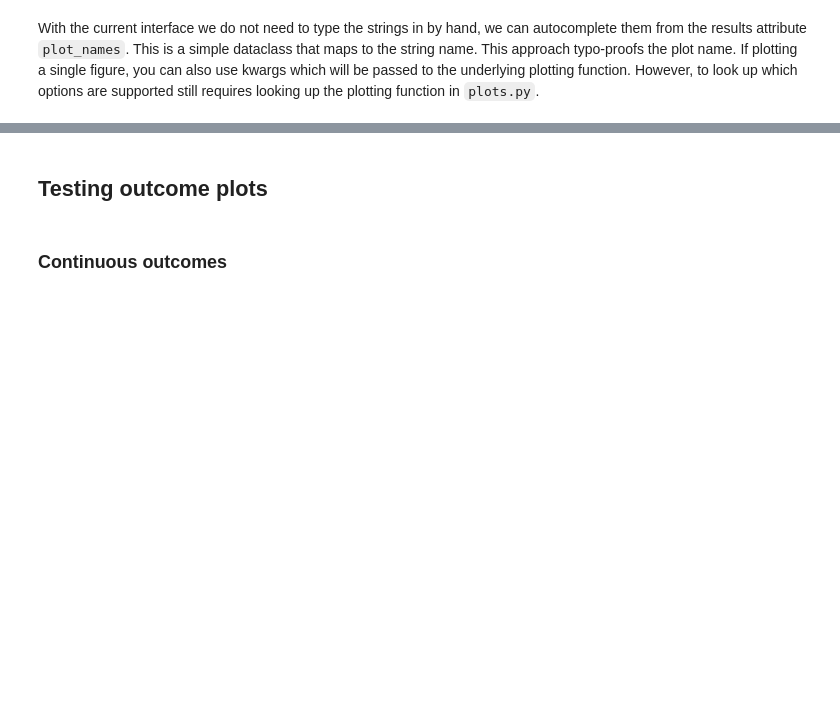
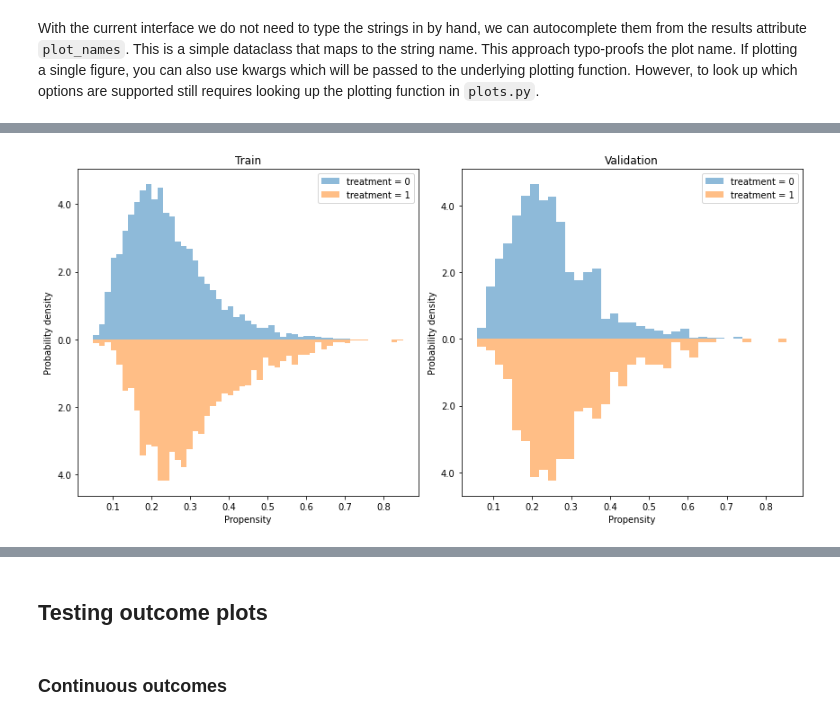
Before and after one commit to BiomedSciAI/causallib, a Jupyter notebook: examples/test_plots.ipynb, the cells around one changed output, grey strips where cells are left out. Saved outputs shown, nothing was run; the diff lists cells and outputs as text; code cells hidden in the pictures; blank space fills up the shorter version.

```diff
--- a/examples/test_plots.ipynb
+++ b/examples/test_plots.ipynb
@@ -65,0 +66,9 @@ plt.tight_layout();
+# %%
+fig, [a0, a1] = plt.subplots(1, 2, figsize=(12, 6))
+reflected = results.plot_weight_distribution(reflect=True, ax=a0)
+not_reflected = results.plot_weight_distribution(reflect=True, phase="valid", ax=a1)
+a0.set_title("Train")
+a1.set_title("Validation")
+plt.tight_layout();
+# %% [output]
+[figure, added]
```
Also changed, not shown: parts of 11 cells of this notebook, 4 other files.
